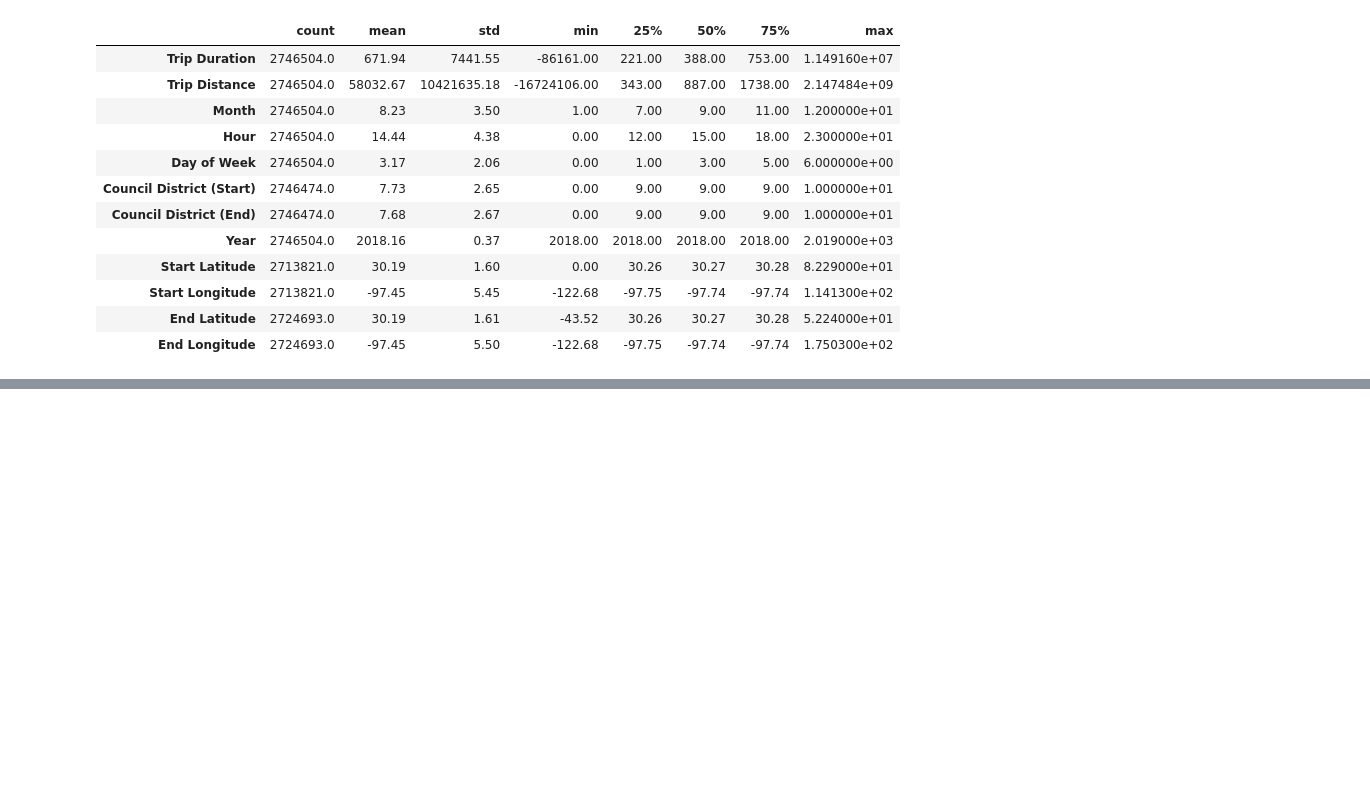
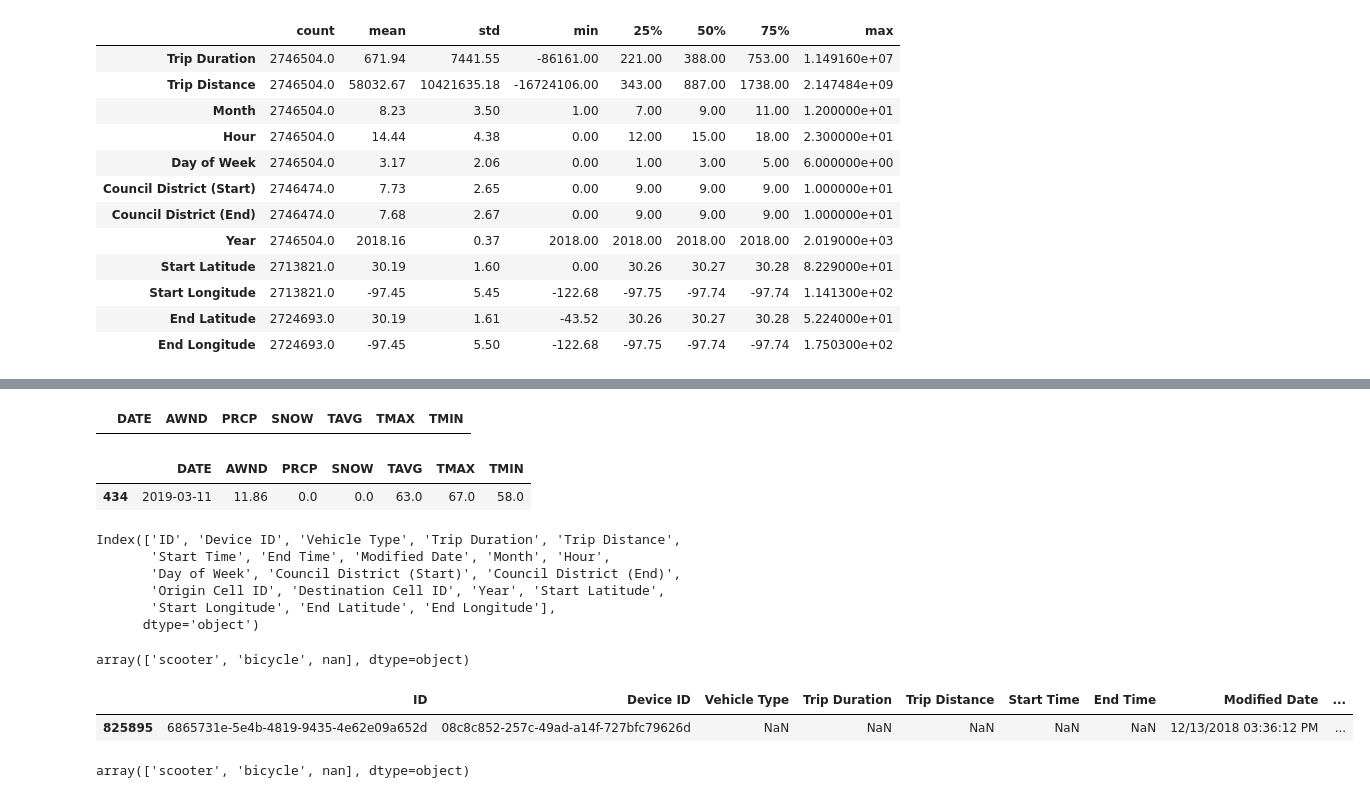
Before and after one commit to sameerabalay/Dockless_Mobility, a Jupyter notebook: src/EDA.ipynb, the cells around one changed output, grey strips where cells are left out. Drawn from its saved outputs; the diff is of its cells as text; code cells hidden in the pictures; blank space fills up the shorter version.

Commit message:
Weather EDA Complete

```diff
--- a/src/EDA.ipynb
+++ b/src/EDA.ipynb
@@ -79,0 +146,5 @@ np.round(df.describe(), 2).T
+# %%
+
+weather_df[weather_df.isnull().any(axis=1)]
+# %% [output]
+|  | DATE | AWND | PRCP | SNOW | TAVG | TMAX | TMIN |
@@ -79,0 +153,18 @@ np.round(df.describe(), 2).T
+# %%
+weather_df[weather_df['DATE'] == '2019-03-11']
+# %% [output]
+|  | DATE | AWND | PRCP | SNOW | TAVG | TMAX | TMIN |
+| 434 | 2019-03-11 | 11.86 | 0.0 | 0.0 | 63.0 | 67.0 | 58.0 |
+# %%
+df.columns
+# %% [output]
+Index(['ID', 'Device ID', 'Vehicle Type', 'Trip Duration', 'Trip Distance',
+       'Start Time', 'End Time', 'Modified Date', 'Month', 'Hour',
+       'Day of Week', 'Council District (Start)', 'Council District (End)',
+       'Origin Cell ID', 'Destination Cell ID', 'Year', 'Start Latitude',
+       'Start Longitude', 'End Latitude', 'End Longitude'],
+      dtype='object')
+# %%
+df['Vehicle Type'].unique()
+# %% [output]
+array(['scooter', 'bicycle', nan], dtype=object)
@@ -79,0 +173,15 @@ np.round(df.describe(), 2).T
+# %%
+# mobility_columns_to_drop = ['ID', 'Device ID', 'Vehicle Type', 'Trip Duration', 'Trip Distance',
+#        'Start Time', 'End Time', 'Modified Date', 'Month', 'Hour',
+#        'Day of Week', 'Council District (Start)', 'Council District (End)',
+#        'Origin Cell ID', 'Destination Cell ID', 'Year', 'Start Latitude',
+#        'Start Longitude', 'End Latitude', 'End Longitude']
+
+df[df['Vehicle Type'].isnull()]
+# %% [output]
+|  | ID | Device ID | Vehicle Type | Trip Duration | Trip Distance | Start Time | End Time | Modified Date | ... |
+| 825895 | 6865731e-5e4b-4819-9435-4e62e09a652d | 08c8c852-257c-49ad-a14f-727bfc79626d | NaN | NaN | NaN | NaN | NaN | 12/13/2018 03:36:12 PM | ... |
+# %%
+dfnull['Vehicle Type'].unique()
+# %% [output]
+array(['scooter', 'bicycle', nan], dtype=object)
```
Also changed, not shown: parts of 18 cells of this notebook, 1 other file.
